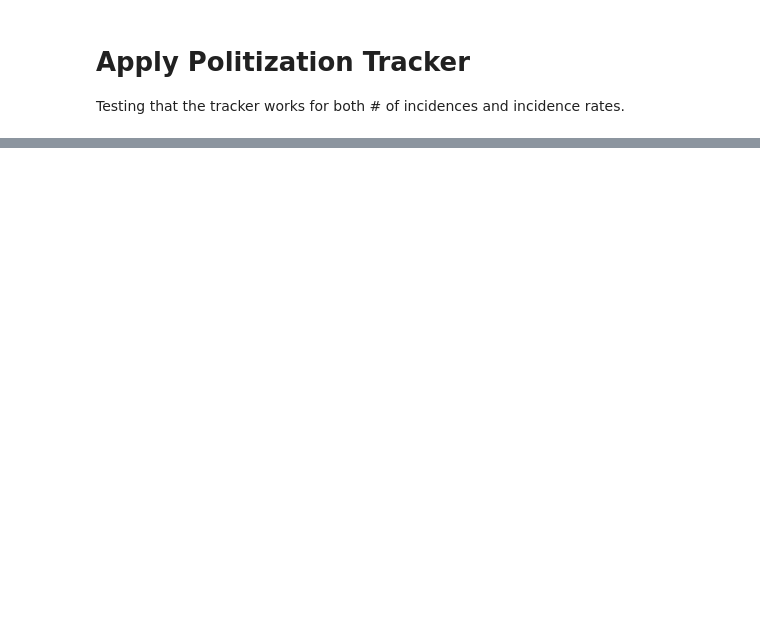
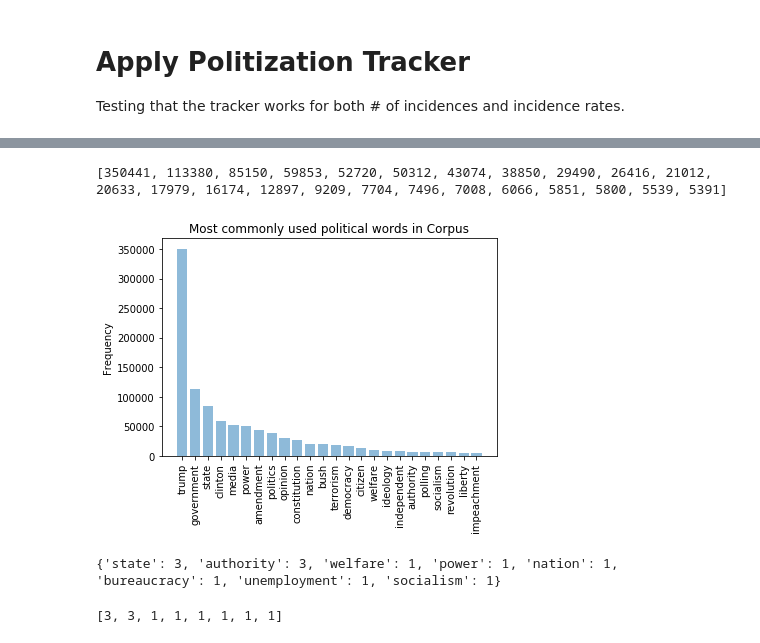
Before and after one commit to calebchiam/Cornell-Conversational-Analysis-Toolkit, a Jupyter notebook: examples/politicization/apply_politicization_tracker.ipynb, the cells around one changed output, grey strips where cells are left out. Drawn from its saved outputs; the diff is of its cells as text; code cells hidden in the pictures; blank space fills up the shorter version.

```diff
--- a/examples/politicization/apply_politicization_tracker.ipynb
+++ b/examples/politicization/apply_politicization_tracker.ipynb
@@ -62,0 +68,14 @@ for conv_id in corpus.conversations:
+# %%
+pol_word_counter = 0
+total_word_counter = 0
+counter = 0
+for x in range(0,3237456):
+    utt = corpus.get_utterance(utter_ids[x])
+    pol_word_counter = pol_word_counter + utt.meta['num_pol_refs']
+    total_word_counter = total_word_counter + utt.meta['num_pol_refs_incidence']
+    counter = counter + 1
+    if counter % 100000 == 0:
+        print(counter, " completed")
+
+print("total # of words:", pol_word_counter)
+print(total_word_counter)
@@ -62,0 +134,34 @@ for conv_id in corpus.conversations:
+# %%
+freqs = []
+large_pol_words = []
+for x in pol_words.keys():
+    if pol_words[x] > 5000:
+        freqs.append(pol_words[x])
+        large_pol_words.append(x)
+
+freqs, large_pol_words = (list(x) for x in zip(*sorted(zip(freqs, large_pol_words))))
+freqs.reverse()
+large_pol_words.reverse()
+print(freqs)
+# %% [output]
+[350441, 113380, 85150, 59853, 52720, 50312, 43074, 38850, 29490, 26416, 21012, 20633, 17979, 16174, 12897, 9209, 7704, 7496, 7008, 6066, 5851, 5800, 5539, 5391]
+# %%
+import matplotlib.pyplot as plt
+import numpy as np
+import matplotlib.pyplot as plt
+
+objects = large_pol_words
+y_pos = np.arange(len(objects))
+
+plt.bar(y_pos, freqs, align='center', alpha=0.5)
+plt.xticks(y_pos, objects, rotation='vertical')
+plt.ylabel('Frequency')
+plt.title('Most commonly used political words in Corpus')
+
+plt.show()
+
+## ISSUE: right now, this only works for single words.
+## will need to change the transformer so that it can also
+## compute multiple words e.g. "bill of rights"
+# %% [output]
+[figure, added]
@@ -62,0 +176,29 @@ for conv_id in corpus.conversations:
+# %%
+## recompute political freqs
+
+pol_words_sh = {}
+for x in sh_list:
+    utt = corpus.get_utterance(x[0])
+    utt_pol_words = utt.meta['pol_words']
+    for y in utt_pol_words:
+        if (y not in pol_words_sh.keys()):
+            pol_words_sh[y] = 1
+        else:
+            pol_words_sh[y] = pol_words_sh[y] + 1
+
+print(pol_words_sh)
+# %% [output]
+{'state': 3, 'authority': 3, 'welfare': 1, 'power': 1, 'nation': 1, 'bureaucracy': 1, 'unemployment': 1, 'socialism': 1}
+# %%
+freqs_sh = []
+large_pol_words_sh = []
+for x in pol_words_sh.keys():
+    freqs_sh.append(pol_words_sh[x])
+    large_pol_words_sh.append(x)
+
+freqs_sh, large_pol_words_sh = (list(x) for x in zip(*sorted(zip(freqs_sh, large_pol_words_sh))))
+freqs_sh.reverse()
+large_pol_words_sh.reverse()
+print(freqs_sh)
+# %% [output]
+[3, 3, 1, 1, 1, 1, 1, 1]
```
Also changed, not shown: parts of 17 cells of this notebook, 1 other file.
